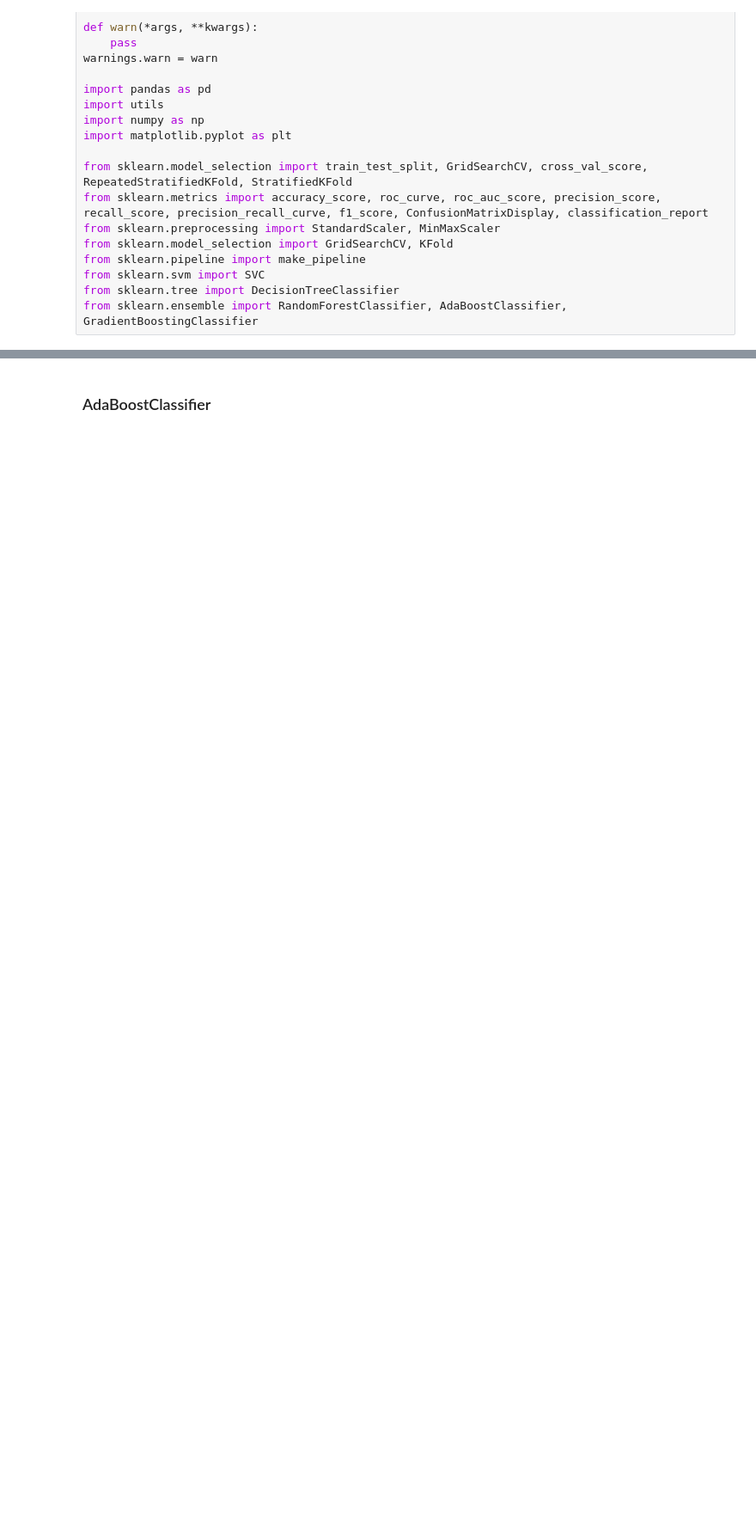
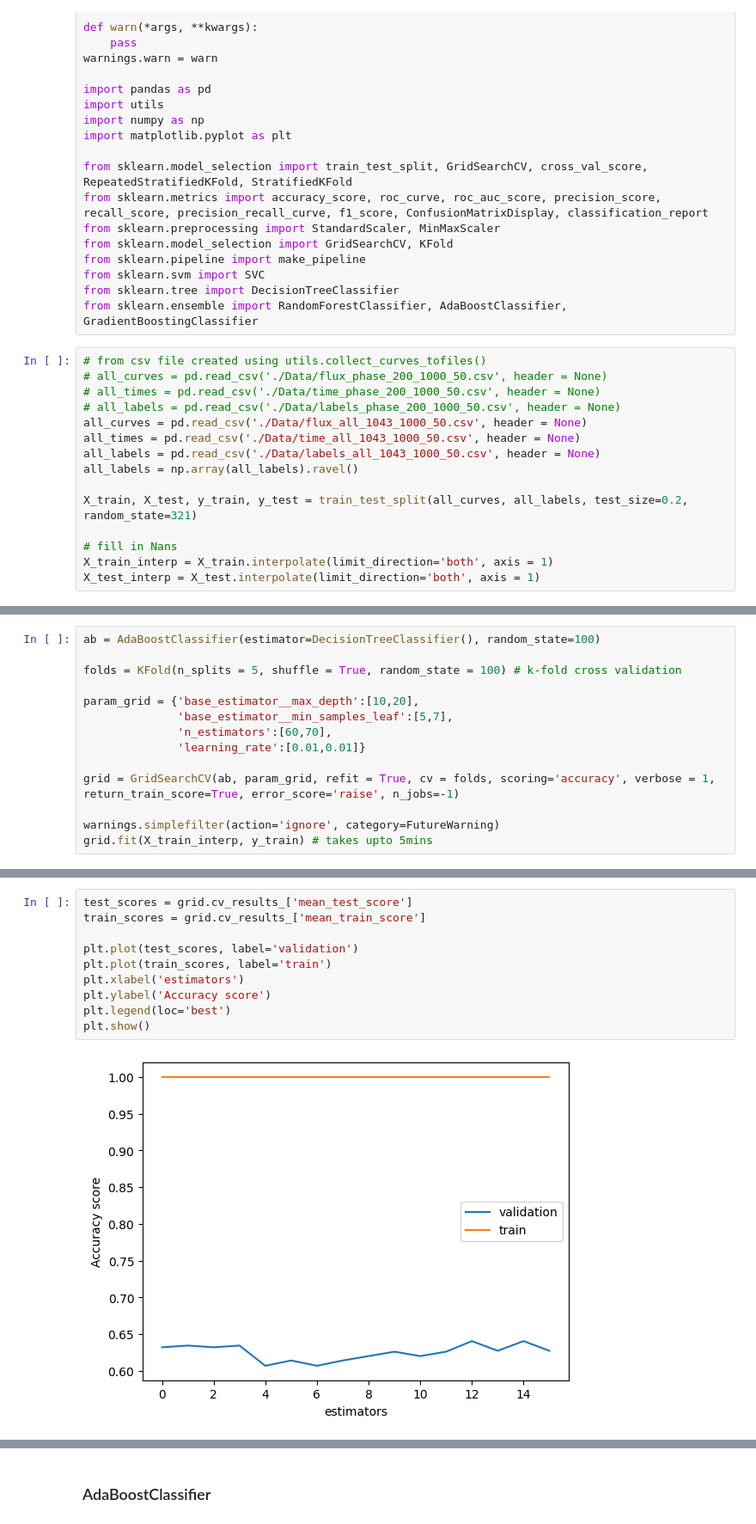
Before and after one commit to ashyo98/transit_classification, a Jupyter notebook: Ensembles.ipynb, the cells around one changed output, grey strips where cells are left out. Shown at 86% size. Drawn from its saved outputs; the diff is of its cells as text; blank space fills up the shorter version.

```diff
--- a/Ensembles.ipynb
+++ b/Ensembles.ipynb
@@ -19,3 +19,18 @@ from sklearn.pipeline import make_pipeline
 from sklearn.svm import SVC
 from sklearn.tree import DecisionTreeClassifier
 from sklearn.ensemble import RandomForestClassifier, AdaBoostClassifier, GradientBoostingClassifier
+# %%
+# from csv file created using utils.collect_curves_tofiles()
+# all_curves = pd.read_csv('./Data/flux_phase_200_1000_50.csv', header = None)
+# all_times = pd.read_csv('./Data/time_phase_200_1000_50.csv', header = None)
+# all_labels = pd.read_csv('./Data/labels_phase_200_1000_50.csv', header = None)
+all_curves = pd.read_csv('./Data/flux_all_1043_1000_50.csv', header = None)
+all_times = pd.read_csv('./Data/time_all_1043_1000_50.csv', header = None)
+all_labels = pd.read_csv('./Data/labels_all_1043_1000_50.csv', header = None)
+all_labels = np.array(all_labels).ravel()
+
+X_train, X_test, y_train, y_test = train_test_split(all_curves, all_labels, test_size=0.2, random_state=321)
+
+# fill in Nans
+X_train_interp = X_train.interpolate(limit_direction='both', axis = 1)
+X_test_interp = X_test.interpolate(limit_direction='both', axis = 1)
@@ -21,0 +39,14 @@ from sklearn.ensemble import RandomForestClassifier, AdaBoostClassifier, Gradien
+# %%
+ab = AdaBoostClassifier(estimator=DecisionTreeClassifier(), random_state=100)
+
+folds = KFold(n_splits = 5, shuffle = True, random_state = 100) # k-fold cross validation
+
+param_grid = {'base_estimator__max_depth':[10,20],
+              'base_estimator__min_samples_leaf':[5,7],
+              'n_estimators':[60,70],
+              'learning_rate':[0.01,0.01]}
+
+grid = GridSearchCV(ab, param_grid, refit = True, cv = folds, scoring='accuracy', verbose = 1, return_train_score=True, error_score='raise', n_jobs=-1)
+
+warnings.simplefilter(action='ignore', category=FutureWarning)
+grid.fit(X_train_interp, y_train) # takes upto 5mins
@@ -21,0 +79,12 @@ from sklearn.ensemble import RandomForestClassifier, AdaBoostClassifier, Gradien
+# %%
+test_scores = grid.cv_results_['mean_test_score']
+train_scores = grid.cv_results_['mean_train_score']
+
+plt.plot(test_scores, label='validation')
+plt.plot(train_scores, label='train')
+plt.xlabel('estimators')
+plt.ylabel('Accuracy score')
+plt.legend(loc='best')
+plt.show()
+# %% [output]
+[figure, added]
```
Also changed, not shown: parts of 23 cells of this notebook, 1 other file.
